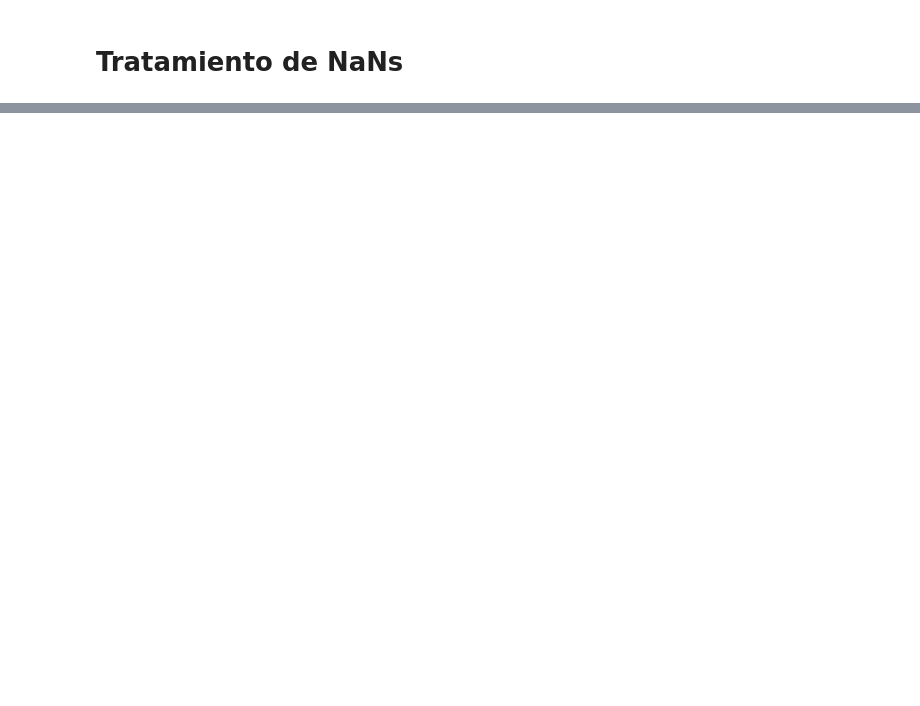
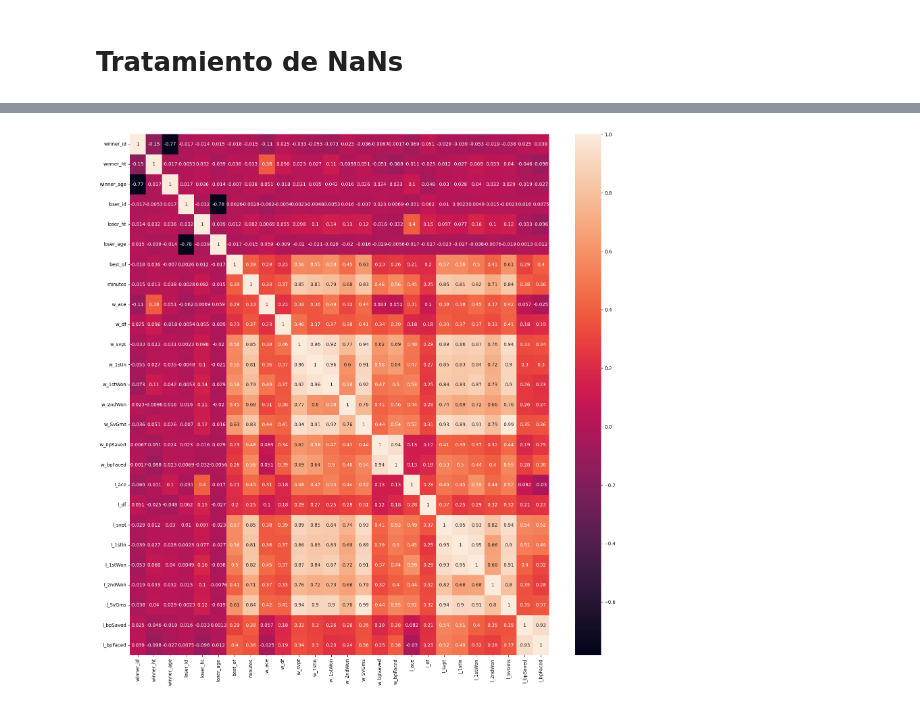
Before and after one commit to jmayordomom/ML_TennisPredict, a Jupyter notebook: src/notebooks/01_LimpiezaDatos.ipynb, the cells around one changed output, grey strips where cells are left out. Cells and saved outputs as stored; diff of their text form; code cells hidden in the pictures; blank space fills up the shorter version.

```diff
--- a/src/notebooks/01_LimpiezaDatos.ipynb
+++ b/src/notebooks/01_LimpiezaDatos.ipynb
@@ -77,0 +107,5 @@ data["minutes"].fillna(data["minutes"].mean(), inplace=True)
+# %%
+plt.figure(figsize=(20,20))
+sns.heatmap(data.corr(numeric_only=True), annot=True);
+# %% [output]
+[figure, added]
```
Also changed, not shown: parts of 8 cells of this notebook, 5 other files.
